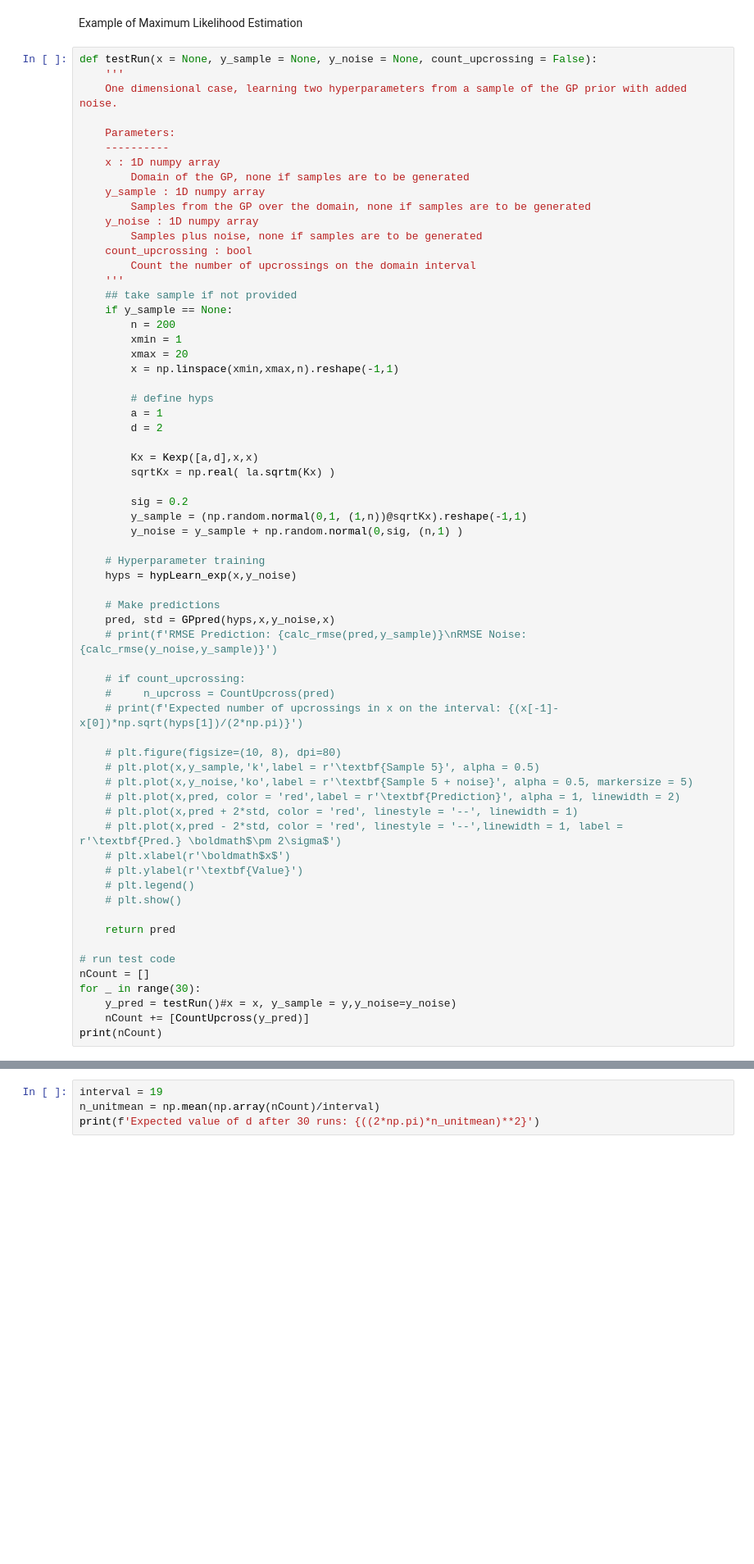
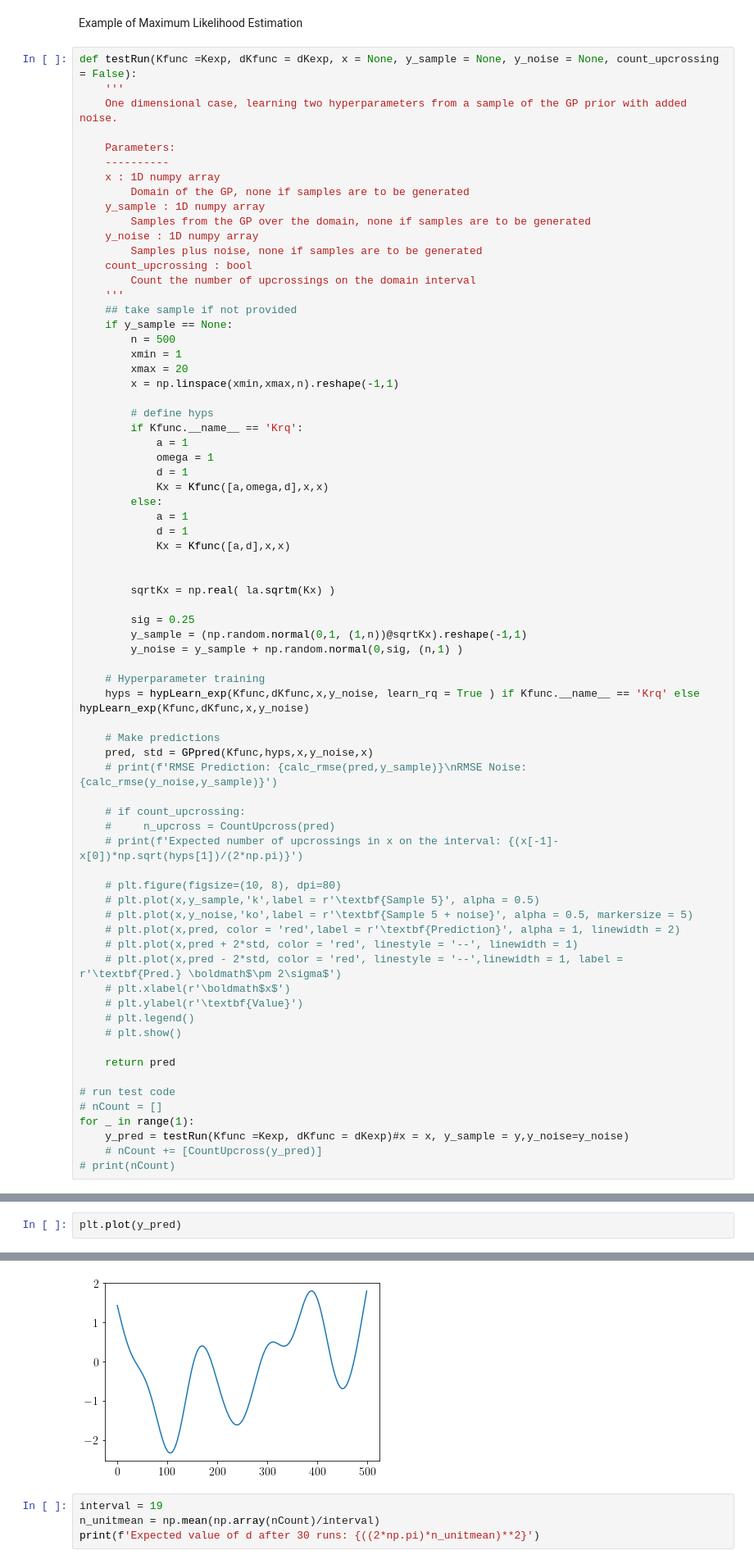
Before and after one commit to sooogzzz/GPnotebook, a Jupyter notebook: refractored_code.ipynb, the cells around one changed output, grey strips where cells are left out. Shown: that part at 82% size. Drawn from its saved outputs; the diff is of its cells as text; blank space fills up the shorter version.

```diff
--- a/refractored_code.ipynb
+++ b/refractored_code.ipynb
@@ -502,7 +503,7 @@ for i in range(20):
 # %% [markdown]
 Example of Maximum Likelihood Estimation
 # %%
-def testRun(x = None, y_sample = None, y_noise = None, count_upcrossing = False):
+def testRun(Kfunc =Kexp, dKfunc = dKexp, x = None, y_sample = None, y_noise = None, count_upcrossing = False):
     '''
     One dimensional case, learning two hyperparameters from a sample of the GP prior with added noise.
 
@@ -519,27 +520,34 @@ def testRun(x = None, y_sample = None, y_noise = None, count_upcrossing = False)
     '''
     ## take sample if not provided
     if y_sample == None:
-        n = 200
+        n = 500
         xmin = 1
         xmax = 20
         x = np.linspace(xmin,xmax,n).reshape(-1,1)
 
         # define hyps
-        a = 1
-        d = 2
+        if Kfunc.__name__ == 'Krq':
+            a = 1
+            omega = 1
+            d = 1
+            Kx = Kfunc([a,omega,d],x,x)
+        else:
+            a = 1
+            d = 1
+            Kx = Kfunc([a,d],x,x)
 
-        Kx = Kexp([a,d],x,x)
+
         sqrtKx = np.real( la.sqrtm(Kx) )
 
-        sig = 0.2
+        sig = 0.25
         y_sample = (np.random.normal(0,1, (1,n))@sqrtKx).reshape(-1,1)
         y_noise = y_sample + np.random.normal(0,sig, (n,1) )
 
     # Hyperparameter training
-    hyps = hypLearn_exp(x,y_noise)
+    hyps = hypLearn_exp(Kfunc,dKfunc,x,y_noise, learn_rq = True ) if Kfunc.__name__ == 'Krq' else hypLearn_exp(Kfunc,dKfunc,x,y_noise)
 
     # Make predictions
-    pred, std = GPpred(hyps,x,y_noise,x)
+    pred, std = GPpred(Kfunc,hyps,x,y_noise,x)
     # print(f'RMSE Prediction: {calc_rmse(pred,y_sample)}\nRMSE Noise: {calc_rmse(y_noise,y_sample)}')
 
     # if count_upcrossing:
@@ -560,9 +568,9 @@ def testRun(x = None, y_sample = None, y_noise = None, count_upcrossing = False)
     return pred
 
 # run test code
-nCount = []
-for _ in range(30):
-    y_pred = testRun()#x = x, y_sample = y,y_noise=y_noise)
-    nCount += [CountUpcross(y_pred)]
-print(nCount)
+# nCount = []
+for _ in range(1):
+    y_pred = testRun(Kfunc =Kexp, dKfunc = dKexp)#x = x, y_sample = y,y_noise=y_noise)
+    # nCount += [CountUpcross(y_pred)]
+# print(nCount)
 # %% [output]
@@ -585,0 +583,3 @@ Learned hyperparameters [a,d,v] =  [1.19652305 1.90269757 0.0358717 ]
+# %%
+plt.plot(y_pred)
+# %% [output]
@@ -586,3 +587,4 @@ Learned hyperparameters [a,d,v] =  [1.19652305 1.90269757 0.0358717 ]
+[figure, added]
 # %%
 interval = 19
 n_unitmean = np.mean(np.array(nCount)/interval)
```
Also changed, not shown: parts of 14 cells of this notebook.
